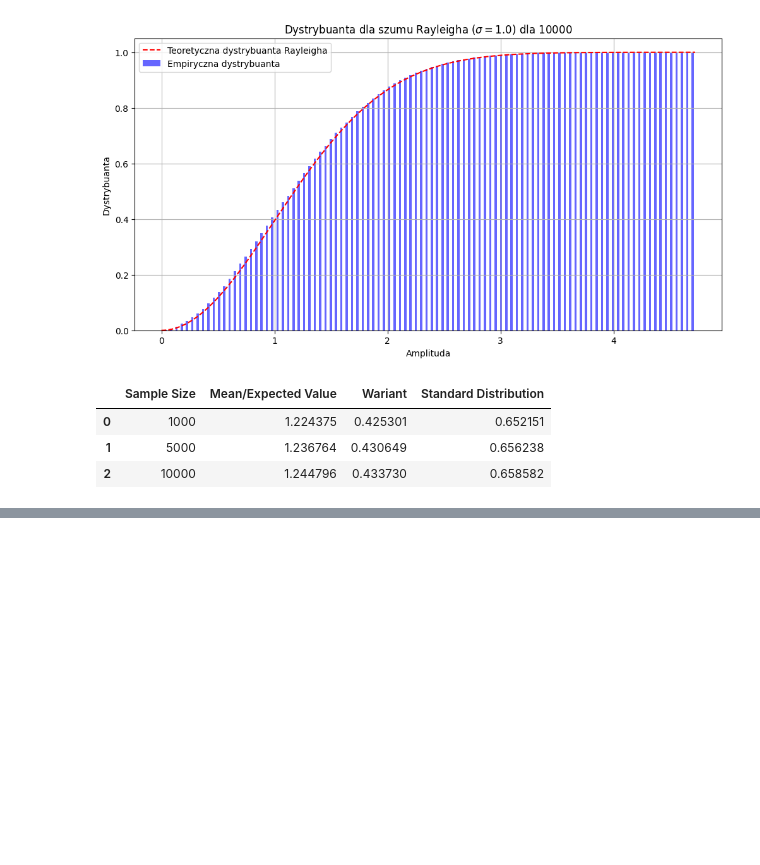
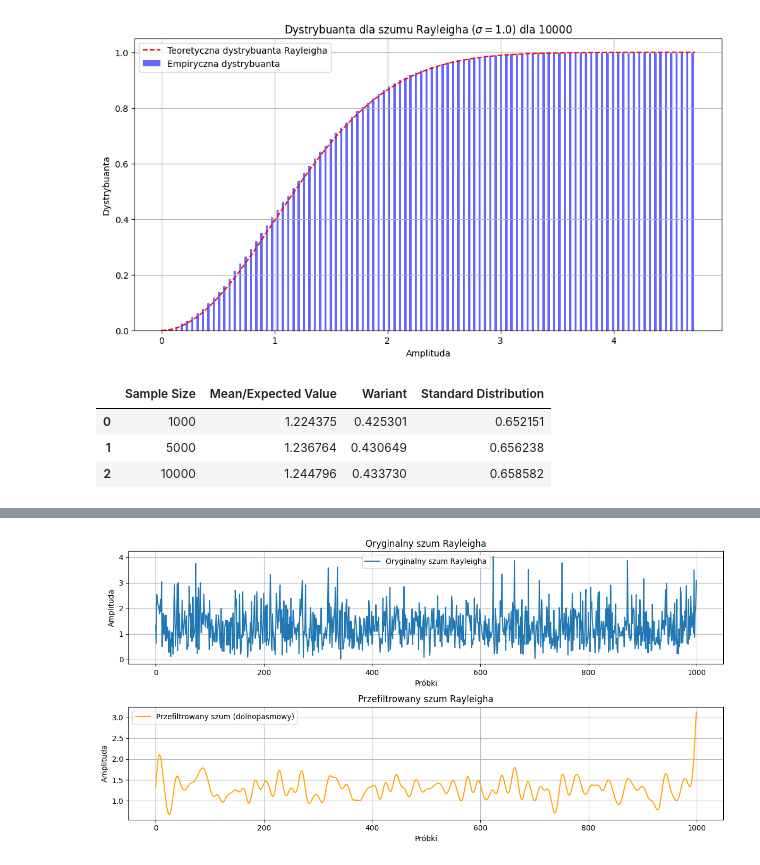
Before and after one commit to slaweksystem/Studia, a Jupyter notebook: Semestr 1/Procesy stochastyczne/zad-1.ipynb, the cells around one changed output, grey strips where cells are left out. Cells and saved outputs as stored; diff of their text form; code cells hidden in the pictures; blank space fills up the shorter version.

```diff
--- a/Semestr 1/Procesy stochastyczne/zad-1.ipynb
+++ b/Semestr 1/Procesy stochastyczne/zad-1.ipynb
@@ -189,0 +177,46 @@ print(math.exp(-5))
+# %%
+# Filtracja Dolna:
+import numpy as np
+import scipy.signal as signal
+import matplotlib.pyplot as plt
+
+# Parametry rozkładu Rayleigha
+sigma = 1.0  # parametr skali
+N = 1000  # liczba próbek
+
+# Generowanie szumu z rozkładu Rayleigha
+rayleigh_noise = np.random.rayleigh(sigma, N)
+
+# Parametry filtru dolnopasmowego
+fs = 1000  # częstotliwość próbkowania [Hz]
+fc = 50    # częstotliwość odcięcia [Hz]
+b, a = signal.butter(4, fc / (fs / 2), btype='low')  # Filtr Butterwortha, 4 rzędu
+
+# Filtracja dolnopasmowa
+filtered_noise = signal.filtfilt(b, a, rayleigh_noise)
+
+# Wizualizacja
+plt.figure(figsize=(12, 6))
+
+# Sygnał pierwotny
+plt.subplot(2, 1, 1)
+plt.plot(rayleigh_noise, label="Oryginalny szum Rayleigha")
+plt.title("Oryginalny szum Rayleigha")
+plt.xlabel("Próbki")
+plt.ylabel("Amplituda")
+plt.legend()
+plt.grid()
+
+# Sygnał przefiltrowany
+plt.subplot(2, 1, 2)
+plt.plot(filtered_noise, color='orange', label="Przefiltrowany szum (dolnopasmowy)")
+plt.title("Przefiltrowany szum Rayleigha")
+plt.xlabel("Próbki")
+plt.ylabel("Amplituda")
+plt.legend()
+plt.grid()
+
+plt.tight_layout()
+plt.show()
+# %% [output]
+[figure, added]
```
Also changed, not shown: parts of 5 cells of this notebook, 2 other files.
